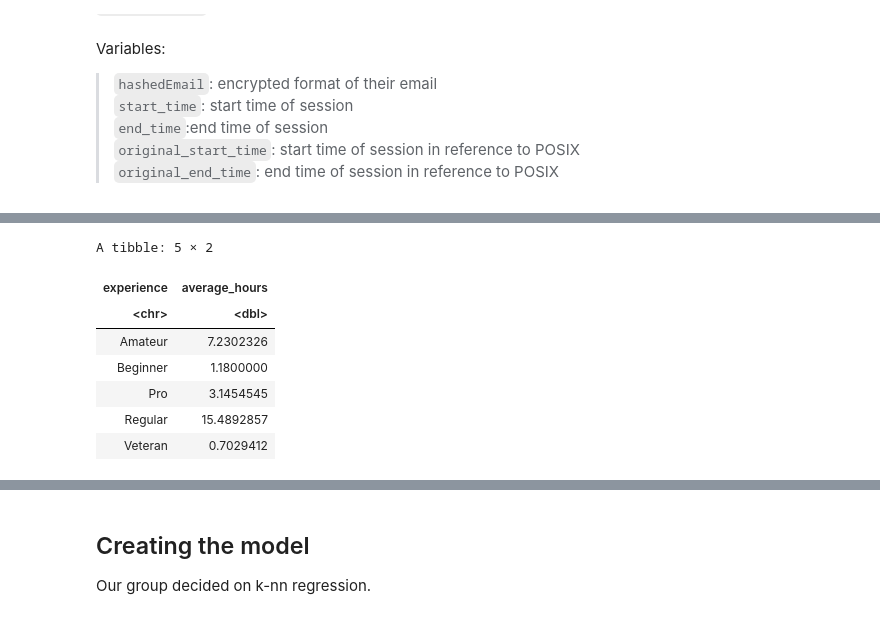
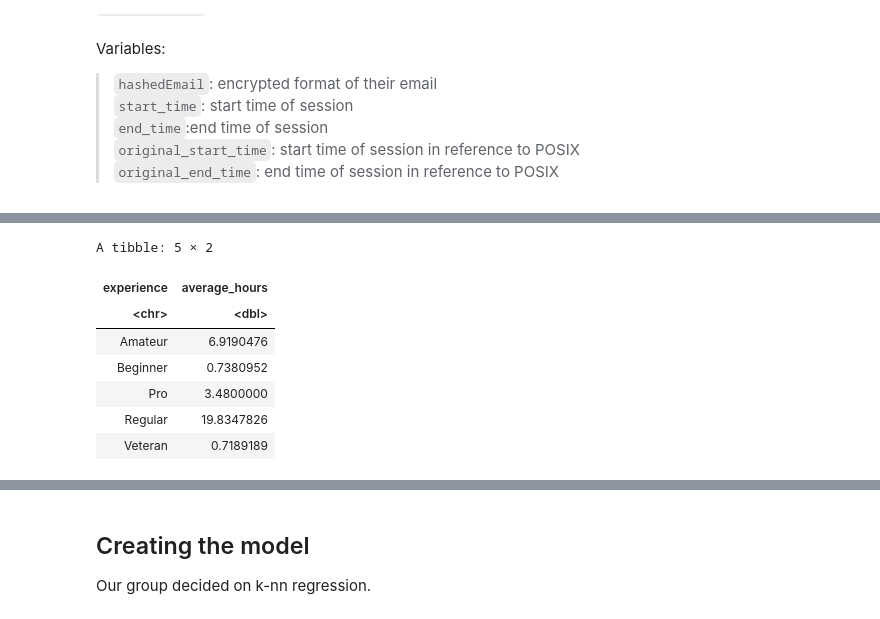
Before and after one commit to yuunvis/Group-Project, a Jupyter notebook: group_project.ipynb, the cells around one changed output, grey strips where cells are left out. Cells and saved outputs as stored; diff of their text form; code cells hidden in the pictures.

```diff
--- a/group_project.ipynb
+++ b/group_project.ipynb
@@ -125,15 +120,19 @@ minecraft_test<-testing(minecraft_split)
 # %%
+play_data_number<-play_data_select|>
 #Mutating for experience and gender:
-minecraft_train_1<-minecraft_train|>
                   mutate(experience_num = case_when(experience == "Veteran" ~ 5,
                                                     experience == "Pro" ~ 4,
                                                     experience == "Regular" ~ 3,
                                                     experience =="Amateur" ~ 2,
-                                                    experience == "Beginner" ~ 1))|>
+                                                    experience == "Beginner" ~ 1,))|>
                   mutate(gender_num = case_when(gender == "Male" ~ 0,
                                                 gender =="Female" ~ 1,
                                                 gender =="Agender" ~ 2,
                                                 gender =="Non-binary" ~2,
                                                 gender =="Two-Spirted" ~2,
                                                 gender =="Other" ~2,
-                                                gender =="Prefer Not to Say" ~2))
+                                                gender =="Prefer Not to Say" ~2))|>
+#removing NAs from the dataset
+                  na.omit(play_data_select)
+
+head(play_data_number)
@@ -140,15 +149,20 @@ minecraft_train_1<-minecraft_train|>
+# %%
+#splitting the data set into training and testing
+minecraft_split<-initial_split(play_data_number, prop=0.75, strata = played_hours)
+minecraft_train<-training(minecraft_split)
+minecraft_test<-testing(minecraft_split)
 # %%
-mean_play<- minecraft_train_1|>
+mean_play<- minecraft_train|>
 group_by(experience)|>
     summarize(average_hours=mean(played_hours))
 mean_play
 # %% [output]
 A tibble: 5 × 2
 | experience | average_hours |
 | <chr> | <dbl> |
-| Amateur | 7.2302326 |
-| Beginner | 1.1800000 |
-| Pro | 3.1454545 |
-| Regular | 15.4892857 |
-| Veteran | 0.7029412 |
+| Amateur | 6.9190476 |
+| Beginner | 0.7380952 |
+| Pro | 3.4800000 |
+| Regular | 19.8347826 |
+| Veteran | 0.7189189 |
 # %%
```
Also changed, not shown: parts of 15 cells of this notebook.
